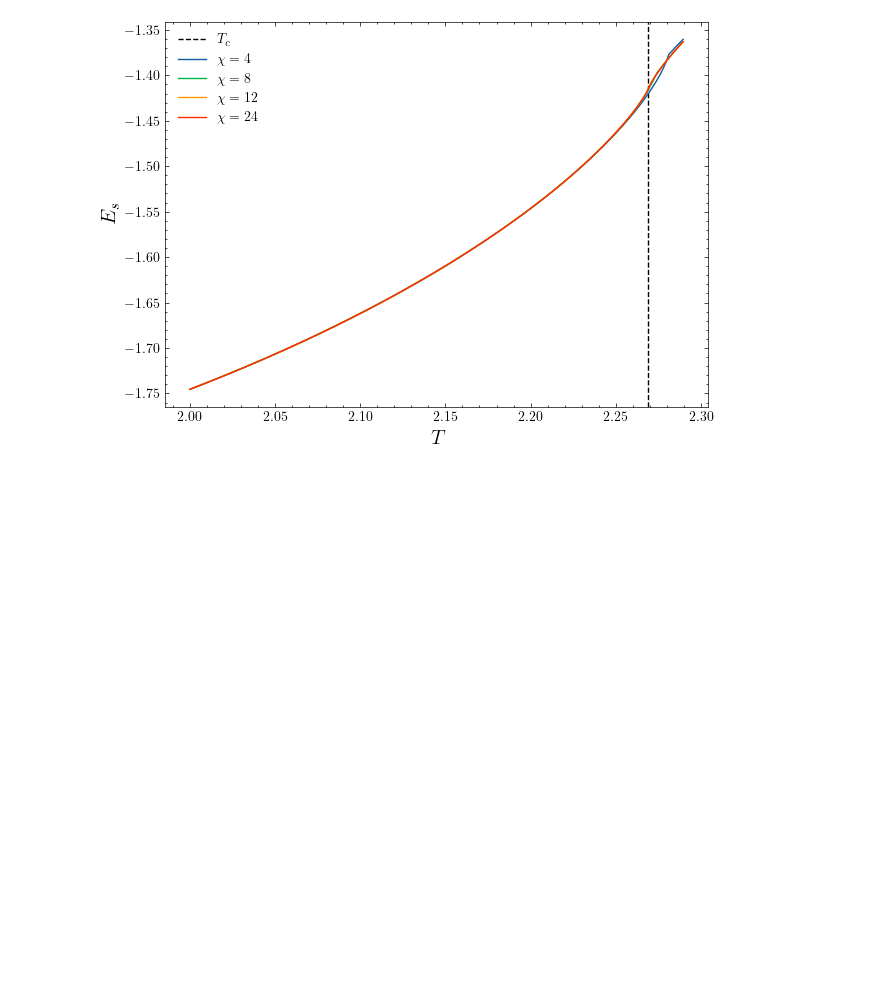
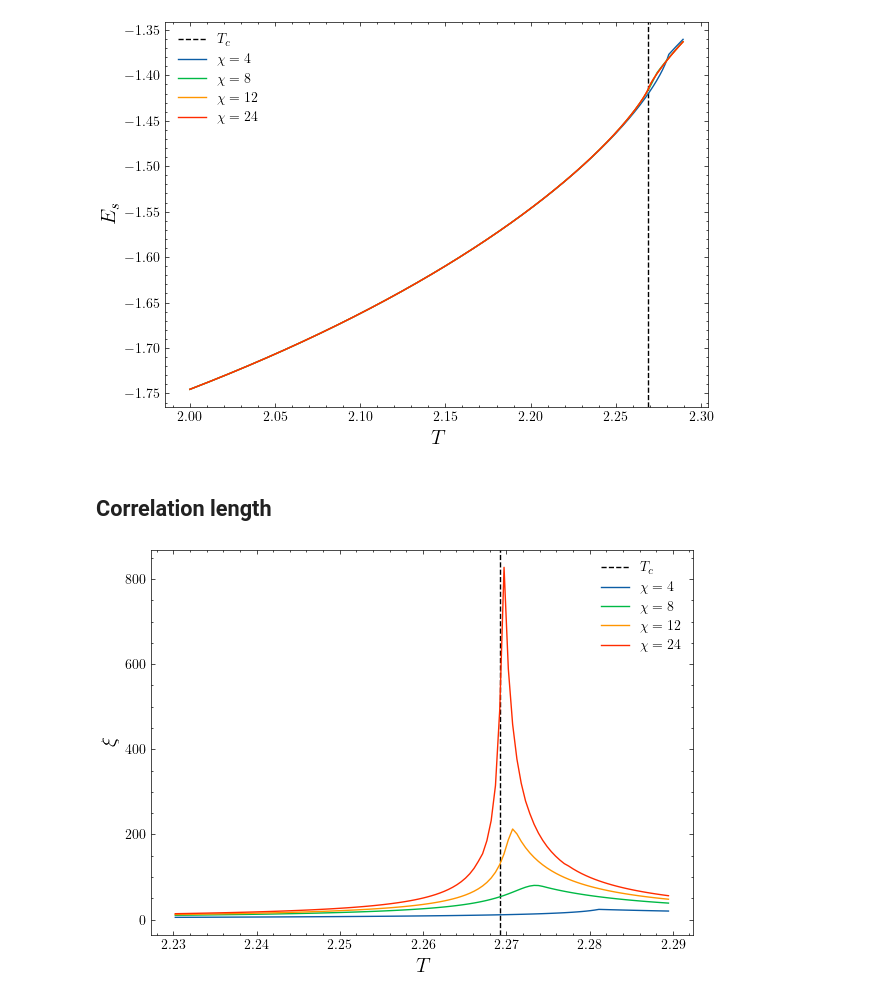
Before and after one commit to DerkNiessink/Blume, a Jupyter notebook: graphs.ipynb, the cells around one changed output. Drawn from its saved outputs; the diff is of its cells as text; code cells hidden in the pictures; blank space fills up the shorter version.

Commit message:
Computing correlation length works!

```diff
--- a/graphs.ipynb
+++ b/graphs.ipynb
@@ -15,7 +17,7 @@ T_c = 2 / np.log(1 + np.sqrt(2))
 # %%
 dir = new_folder()
 
-for chi in [4, 8, 12, 24]:
+for chi in chis:
     data = sweep_T(
         chi=chi,
         T_range=(2, 2.29),
@@ -101,3 +95,17 @@ plt.ylabel(r"$E_s$", fontsize=15)
 plt.savefig(f"{path_dir}/energies per site")
 # %% [output]
 [figure]
+# %% [markdown]
+## Correlation length
+# %%
+plt.figure(figsize=(7, 5))
+plt.axvline(T_c, color="k", linestyle="dashed", label=r"$T_c$")
+T_range = (2.23, 2.3)
+for chi in chis:
+    plot_file(chi, range=T_range, prop=Prop.xi, folder=dir)
+plt.legend()
+plt.xlabel(r"$T$", fontsize=15)
+plt.ylabel(r"$\xi$", fontsize=15)
+plt.savefig(f"{path_dir}/correlation length")
+# %% [output]
+[figure, added]
```
Also changed, not shown: parts of 3 cells of this notebook, 5 other files.
